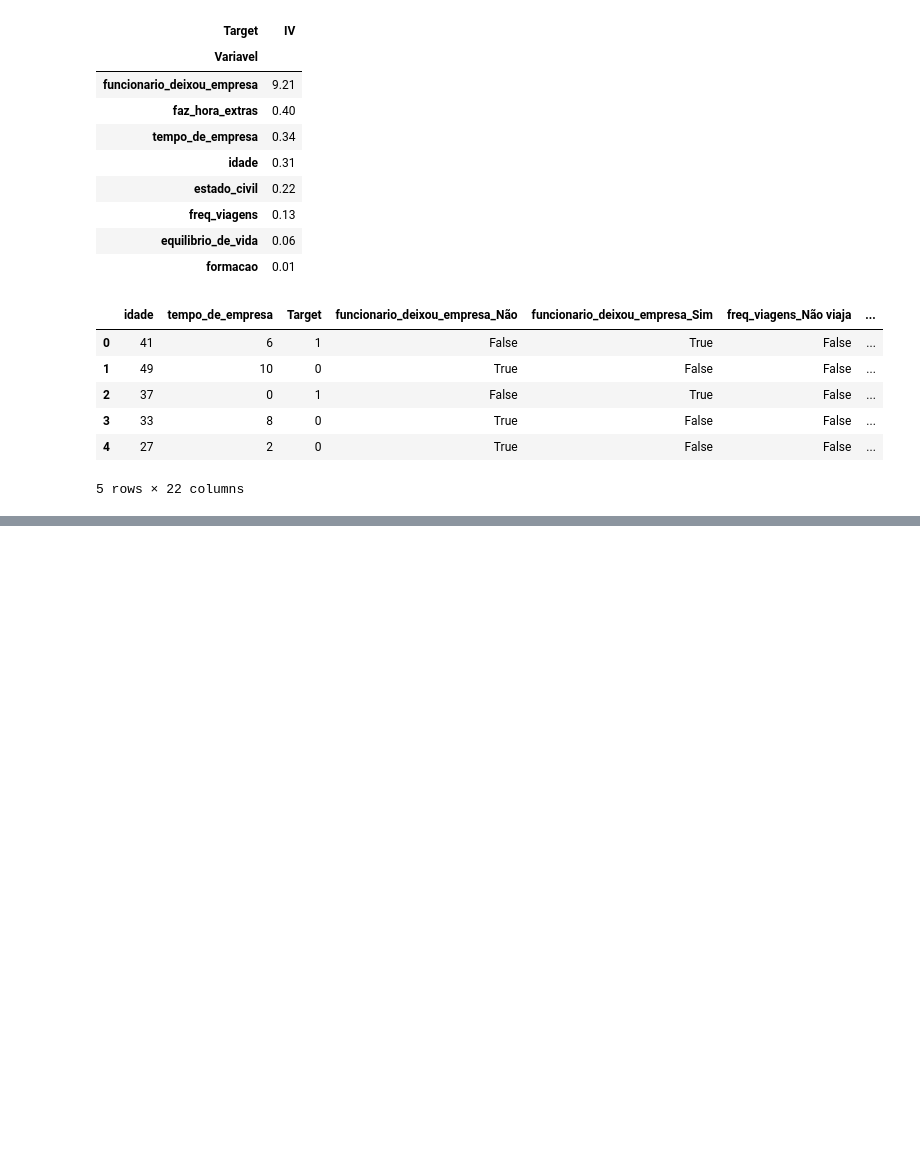
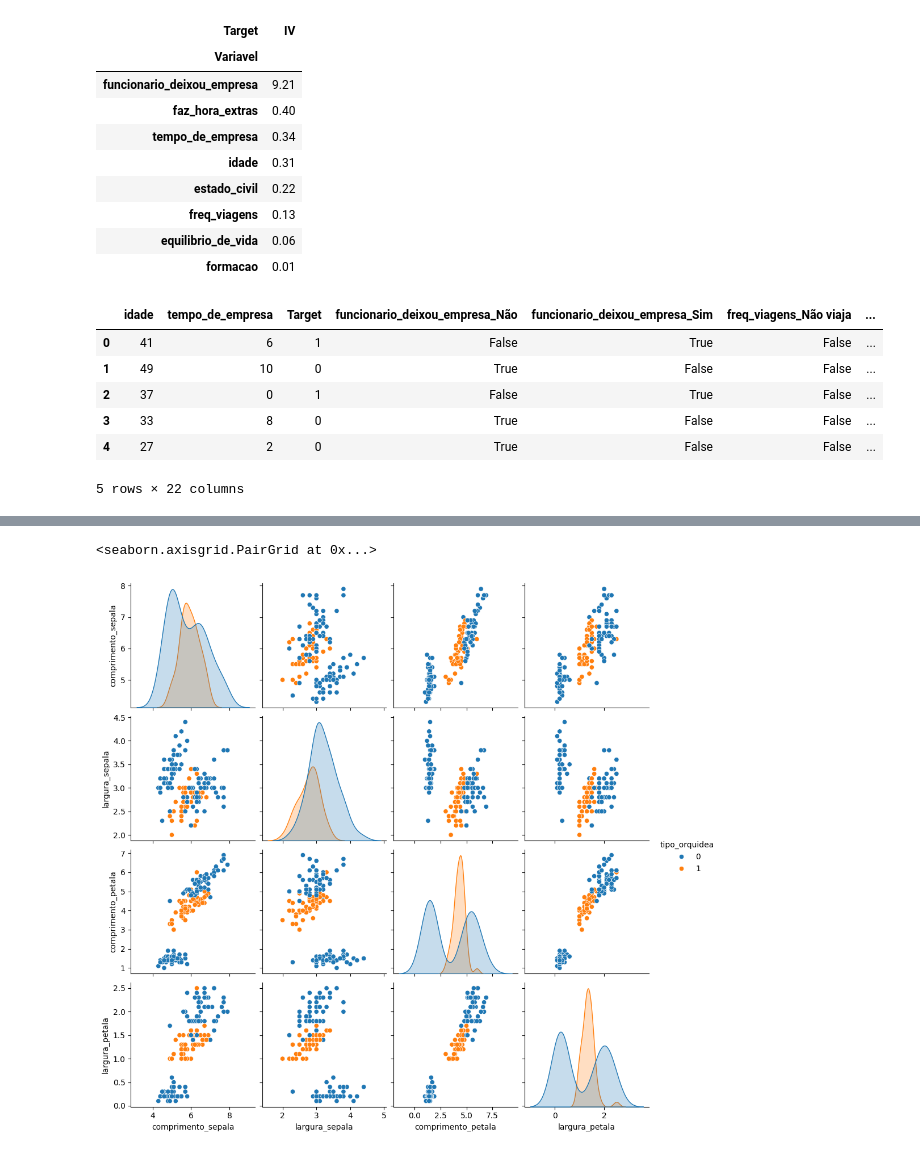
Before and after one commit to vamvieira/Aulas_Senai, a Jupyter notebook: Base_RH_Exploratória.ipynb, the cells around one changed output, grey strips where cells are left out. Cells and saved outputs as stored; diff of their text form; code cells hidden in the pictures; blank space fills up the shorter version.

```diff
--- a/Base_RH_Exploratória.ipynb
+++ b/Base_RH_Exploratória.ipynb
@@ -245,0 +274,3 @@ df_rh_modelo.head()
+# %%
+df1 = pd.read_csv('iris2.csv')
+df1
@@ -245,0 +297,5 @@ df_rh_modelo.head()
+# %%
+columns = ['comprimento_sepala', 'largura_sepala', 'comprimento_petala',
+       'largura_petala', 'tipo_orquidea']
+# %%
+df1.columns = columns
@@ -245,0 +334,5 @@ df_rh_modelo.head()
+# %%
+sns.pairplot(df1, hue='tipo_orquidea')
+# %% [output]
+<seaborn.axisgrid.PairGrid at 0x...>
+[figure, added]
```
Also changed, not shown: parts of 16 cells of this notebook.
